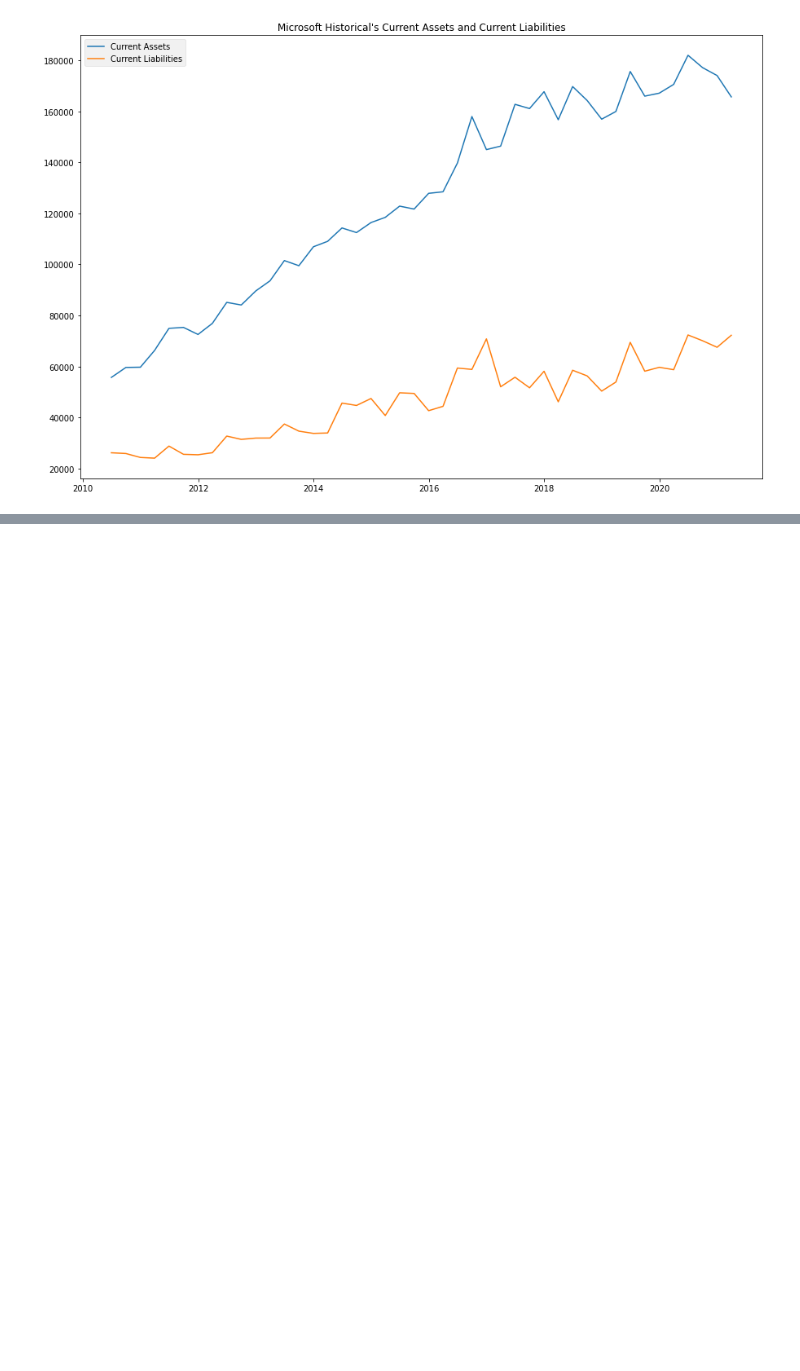
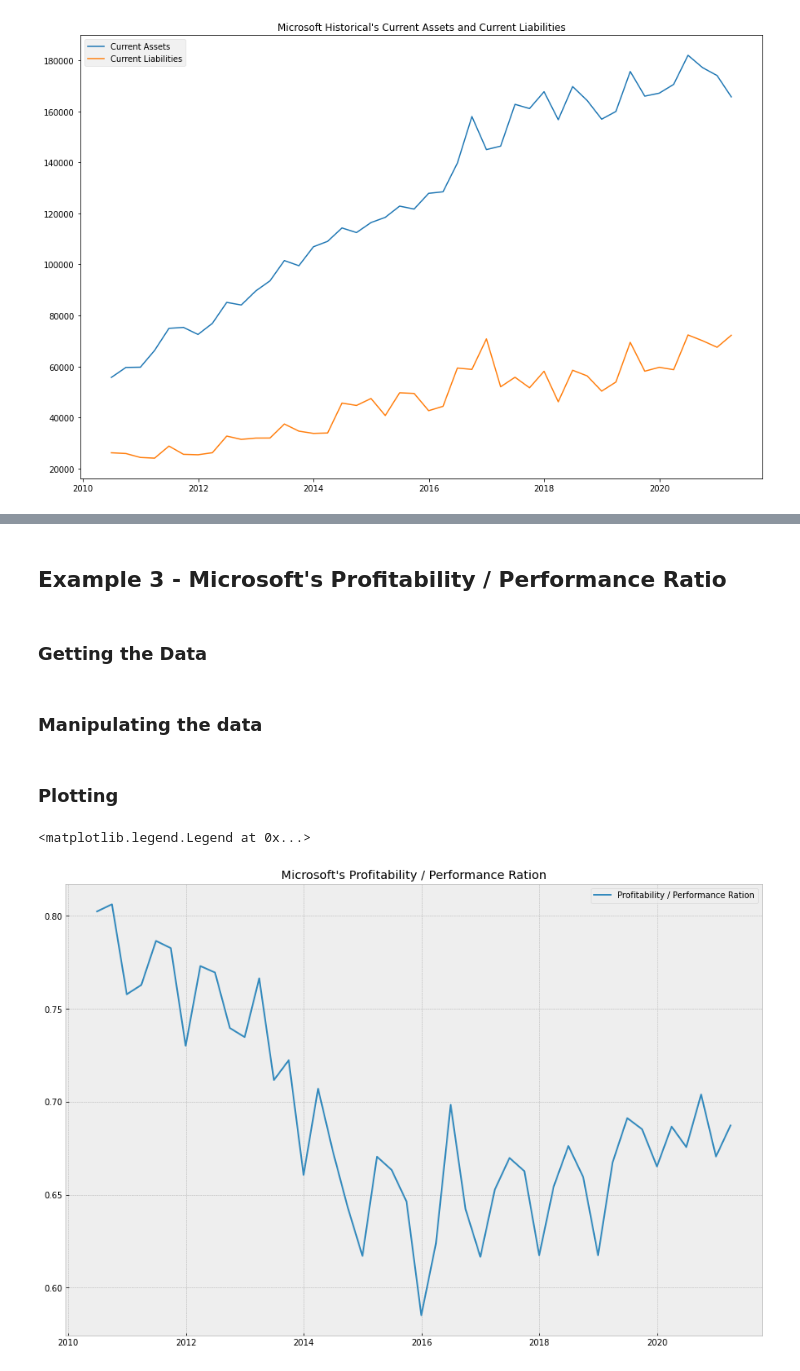
Before and after one commit to tradingeconomics/notebooks, a Jupyter notebook: Stocks/historicalFinancials.ipynb, the cells around one changed output, grey strips where cells are left out. Drawn from its saved outputs; the diff is of its cells as text; code cells hidden in the pictures; blank space fills up the shorter version.

```diff
--- a/Stocks/historicalFinancials.ipynb
+++ b/Stocks/historicalFinancials.ipynb
@@ -42,0 +67,26 @@ ax.legend()
+# %% [markdown]
+## Example 3 - Microsoft's Profitability / Performance Ratio
+# %% [markdown]
+### Getting the Data
+# %%
+raw_data_microsoft_current_profits = te.getHistoricalFinancials(symbol='msft:us', category='gross-profit-on-sales', output_type='df')
+raw_data_microsoft_current_sales = te.getHistoricalFinancials(symbol='msft:us', category='sales', output_type='df')
+# %% [markdown]
+### Manipulating the data
+# %%
+x_microsoft_current_profitability = pd.to_datetime(raw_data_microsoft_current_profits['date'], format='%Y-%m-%d')
+y_microsoft_current_profits = raw_data_microsoft_current_profits['value']
+y_microsoft_current_sales = raw_data_microsoft_current_sales['value']
+y_microsoft_current_profitability = y_microsoft_current_profits / y_microsoft_current_sales
+# %% [markdown]
+### Plotting
+# %%
+fix, ax3 = plt.subplots(figsize=(15,10))
+
+ax3.plot(x_microsoft_current_profitability, y_microsoft_current_profitability, label='Profitability / Performance Ratio')
+ax3.set_title("Microsoft's Profitability / Performance Ratio")
+plt.style.use('bmh')
+ax3.legend()
+# %% [output]
+<matplotlib.legend.Legend at 0x...>
+[figure, added]
```
Also changed, not shown: parts of 5 cells of this notebook.
